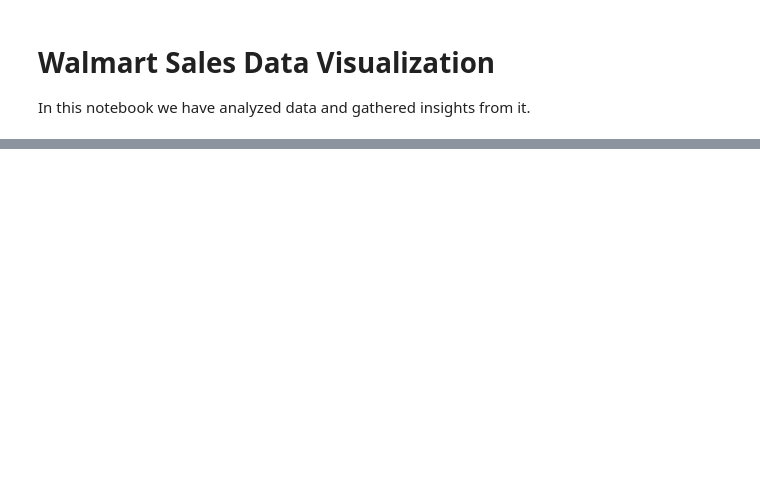
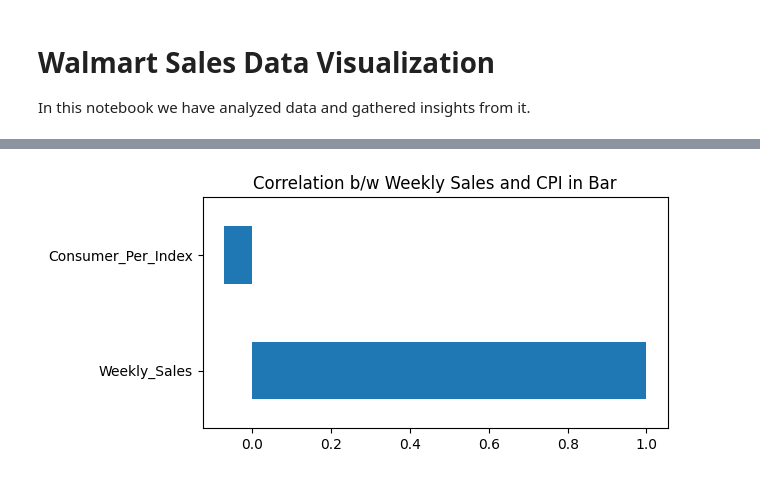
Before and after one commit to iam-devAlhan/Walmart_Sales_Trends_Prediction, a Jupyter notebook: notebooks/visualization.ipynb, the cells around one changed output, grey strips where cells are left out. Saved outputs shown, nothing was run; the diff lists cells and outputs as text; code cells hidden in the pictures; blank space fills up the shorter version.

Commit message:
feat: Correlation results, unsatisfactory

```diff
--- a/notebooks/visualization.ipynb
+++ b/notebooks/visualization.ipynb
@@ -67,0 +55,13 @@ df.drop(["Unnamed: 0"], axis=1)
+# %%
+#  Sales and CPI Correlation
+from sklearn.preprocessing import MinMaxScaler
+
+scaler = MinMaxScaler()
+
+df1 = df[["Weekly_Sales", "Consumer_Per_Index"]]
+
+# Normalize the values to plot correlation graph
+scaled = scaler.fit_transform(df1)
+df_scaled = pd.DataFrame(scaled, columns=df1.columns)
+
+df_scaled.head()
@@ -67,0 +81,7 @@ df.drop(["Unnamed: 0"], axis=1)
+# %%
+corr = df1.corr()
+corr["Weekly_Sales"].plot(kind="barh", figsize=(6, 3))
+plt.title("Correlation b/w Weekly Sales and CPI in Bar")
+plt.show()
+# %% [output]
+[figure, added]
```
Also changed, not shown: parts of 8 cells of this notebook, 2 other files.
